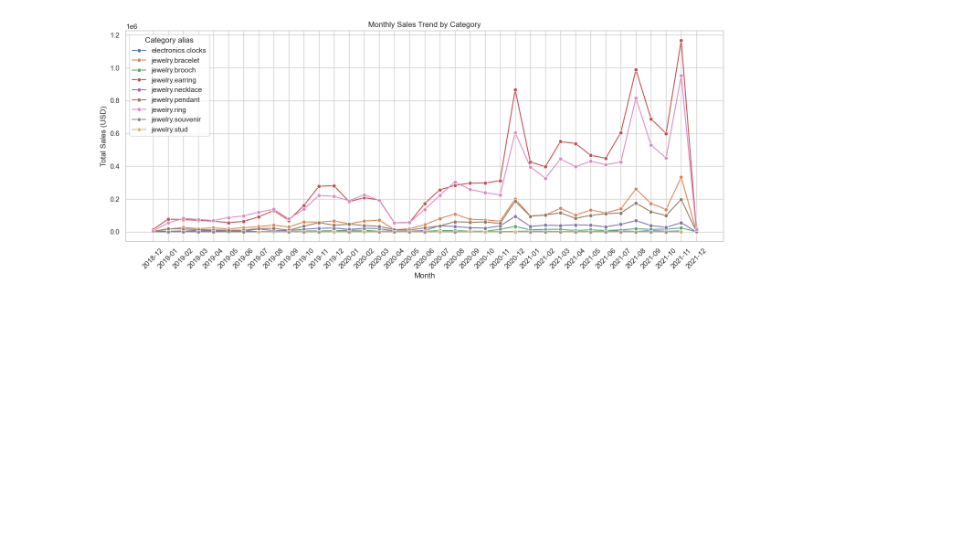
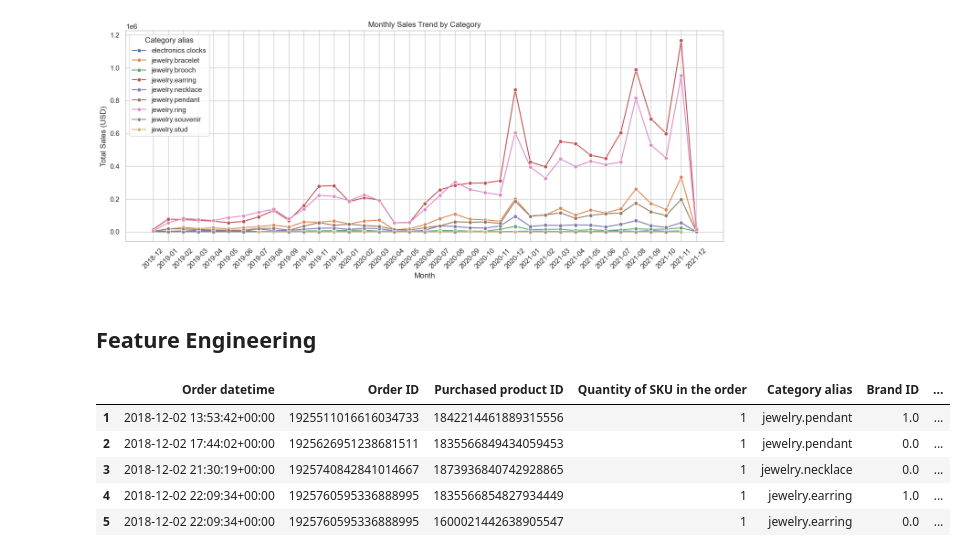
Before and after one commit to PraiseOkwuba/Jewelry_Price_Optimisation, a Jupyter notebook: Notebook/Jewelry_Price_Optimisation.ipynb, the cells around one changed output. Saved outputs shown, nothing was run; the diff lists cells and outputs as text; code cells hidden in the pictures; blank space fills up the shorter version.

Commit message:
Feature Engineering

```diff
--- a/Notebook/Jewelry_Price_Optimisation.ipynb
+++ b/Notebook/Jewelry_Price_Optimisation.ipynb
@@ -536,0 +530,2 @@ df['Price Per Unit'] = df['Price in USD'] / df['Quantity of SKU in the order']
+# %% [markdown]
+## Feature Engineering
@@ -536,0 +539,12 @@ df['Price Per Unit'] = df['Price in USD'] / df['Quantity of SKU in the order']
+# %%
+# Create the log-transformed target column first
+df['Log Price'] = np.log1p(df['Price in USD'])
+
+df.head()
+# %% [output]
+|  | Order datetime | Order ID | Purchased product ID | Quantity of SKU in the order | Category alias | Brand ID | ... |
+| 1 | 2018-12-02 13:53:42+00:00 | 1925511016616034733 | 1842214461889315556 | 1 | jewelry.pendant | 1.0 | ... |
+| 2 | 2018-12-02 17:44:02+00:00 | 1925626951238681511 | 1835566849434059453 | 1 | jewelry.pendant | 0.0 | ... |
+| 3 | 2018-12-02 21:30:19+00:00 | 1925740842841014667 | 1873936840742928865 | 1 | jewelry.necklace | 0.0 | ... |
+| 4 | 2018-12-02 22:09:34+00:00 | 1925760595336888995 | 1835566854827934449 | 1 | jewelry.earring | 1.0 | ... |
+| 5 | 2018-12-02 22:09:34+00:00 | 1925760595336888995 | 1600021442638905547 | 1 | jewelry.earring | 0.0 | ... |
```
Also changed, not shown: parts of 4 cells of this notebook.
